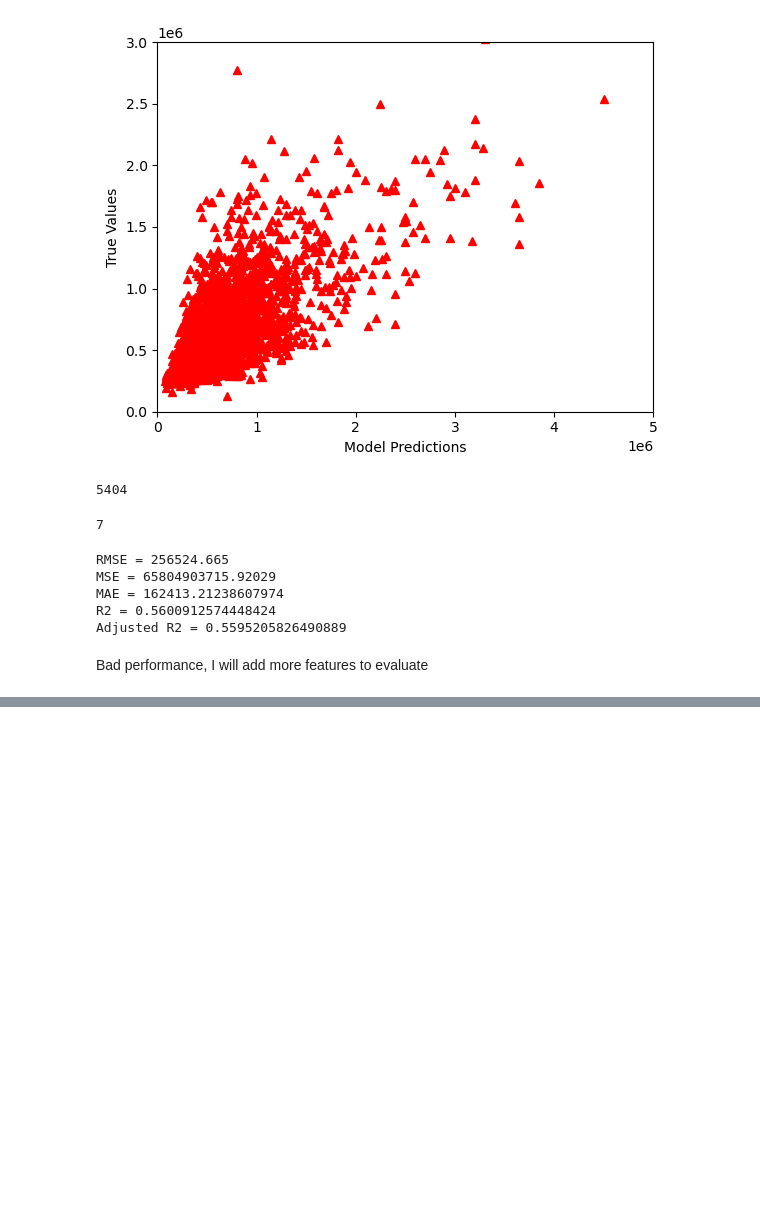
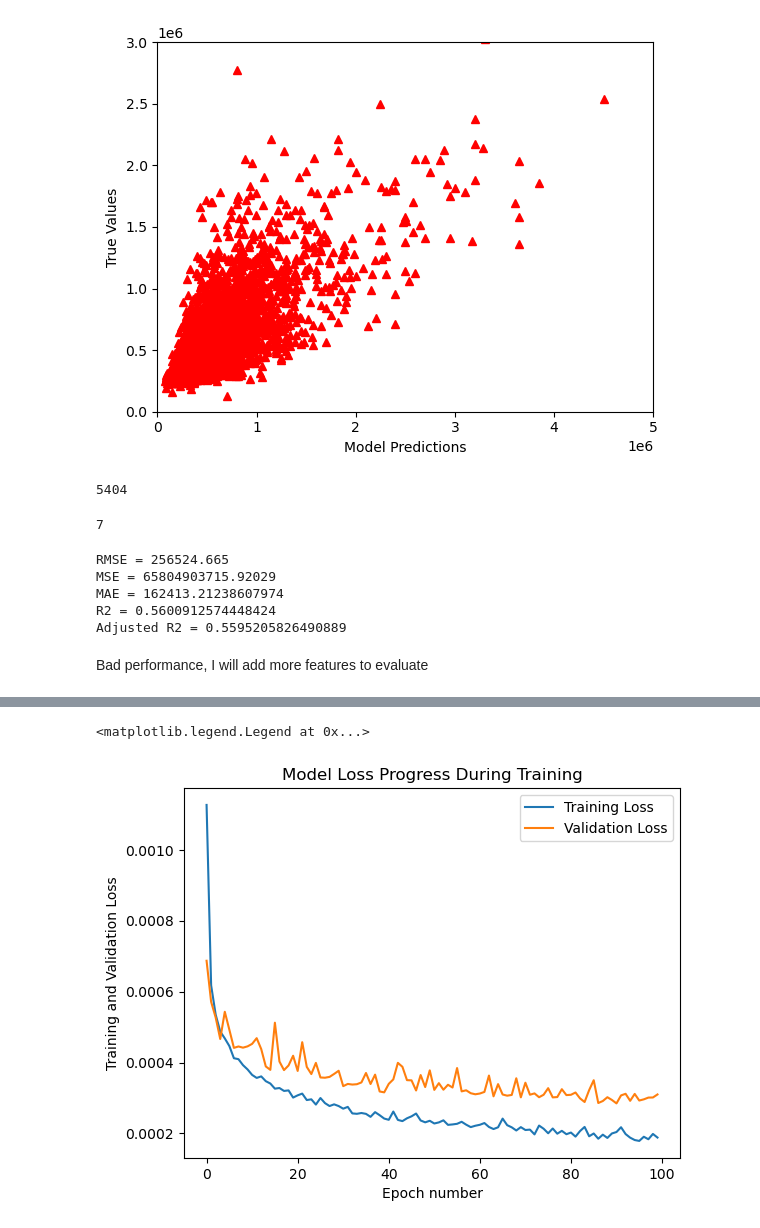
Before and after one commit to AlvaroBishop/HousePredictionANNs, a Jupyter notebook: house_price_prediction.ipynb, the cells around one changed output, grey strips where cells are left out. Drawn from its saved outputs; the diff is of its cells as text; code cells hidden in the pictures; blank space fills up the shorter version.

Commit message:
retrain the model

```diff
--- a/house_price_prediction.ipynb
+++ b/house_price_prediction.ipynb
@@ -415,0 +431,11 @@ Bad performance, I will add more features to evaluate
+# %%
+X_train, X_test, y_train, y_test = train_test_split(X_scaled, y_scaled, test_size = 0.25)
+# %%
+model = Sequential()
+model.add(Dense(50, input_dim = 19, activation = 'relu'))
+model.add(Dense(50, activation = 'relu'))
+model.add(Dense(1 , activation = 'linear'))
+# %%
+model.compile(optimizer= 'Adam', loss = 'mean_squared_error')
+# %%
+epochs_hist = model.fit(X_train, y_train, epochs = 100, batch_size = 50, verbose = 1, validation_split = 0.2)
@@ -415,0 +460,10 @@ Bad performance, I will add more features to evaluate
+# %%
+plt.plot(epochs_hist.history['loss'])
+plt.plot(epochs_hist.history['val_loss'])
+plt.title('Model Loss Progress During Training')
+plt.ylabel('Training and Validation Loss')
+plt.xlabel('Epoch number')
+plt.legend(['Training Loss', 'Validation Loss'])
+# %% [output]
+<matplotlib.legend.Legend at 0x...>
+[figure, added]
```
Also changed, not shown: parts of 9 cells of this notebook.
